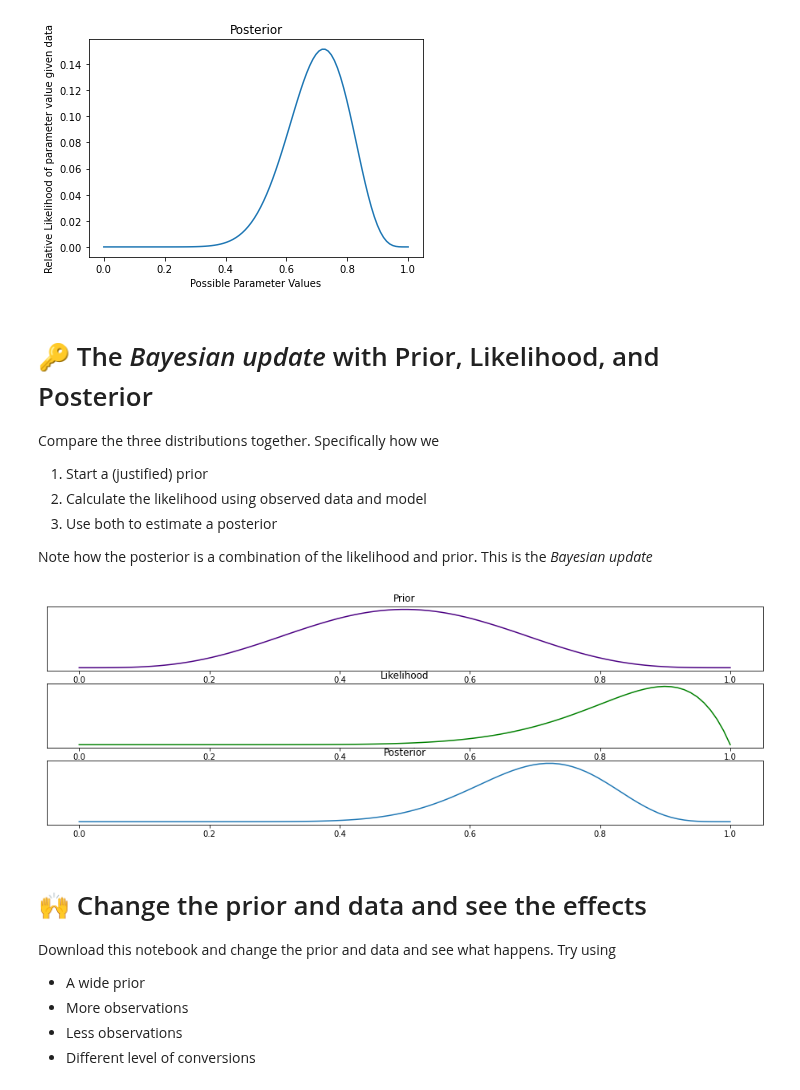
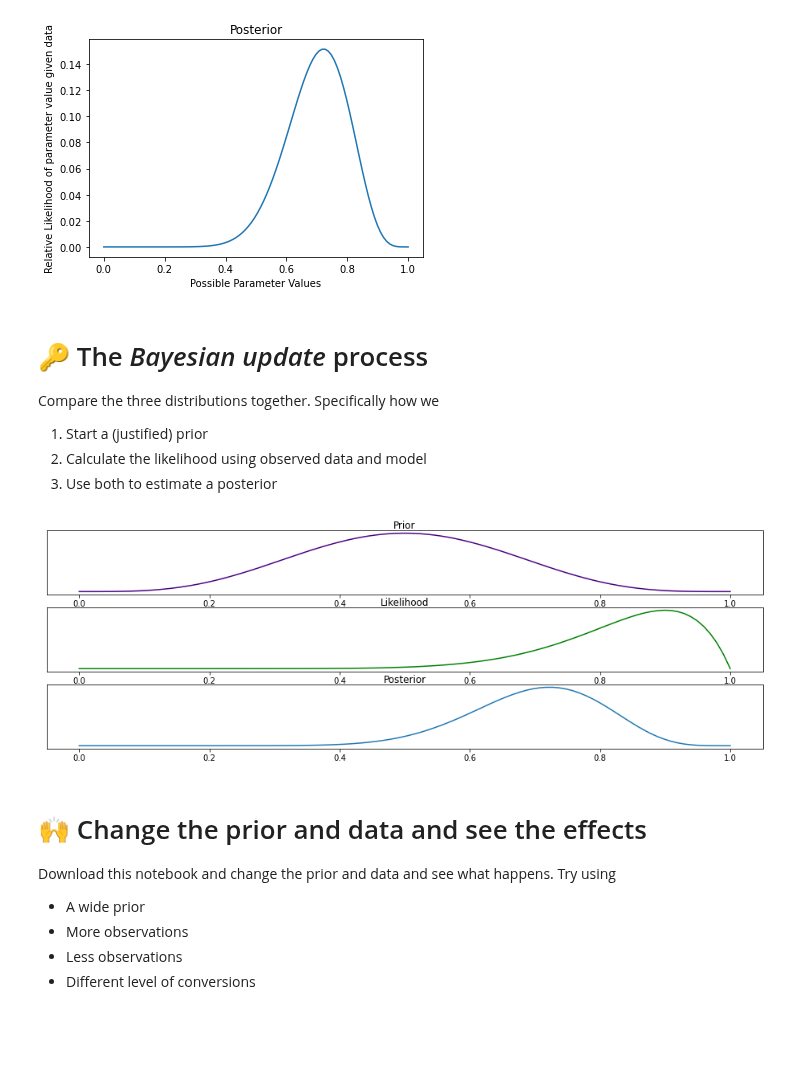
Before and after one commit to AlexAndorra/notebooks-experiments, a Jupyter notebook: lesson_bayes/Lesson_Bayes-Posterior.ipynb, the cells around one changed output. Cells and saved outputs as stored; diff of their text form; code cells hidden in the pictures; blank space fills up the shorter version.

```diff
--- a/lesson_bayes/Lesson_Bayes-Posterior.ipynb
+++ b/lesson_bayes/Lesson_Bayes-Posterior.ipynb
@@ -46,7 +46,7 @@ This is fixed, we don't choose data, we just observe it.
 
 Let's say we observed 9 conversions and non conversion
 # %%
-dobs = [1., 1., 1., 1., 1., 1., 1., 1., 1., 0.]
+obs = np.array([1., 1., 1., 1., 1., 1., 1., 1., 1., 0.])
 # %% [markdown]
 ## Our likelihood (and model)
 Now we're ready to calculate likelihood. For each possible p value we calculate the relative likelihood that the data could have been produced with that p value
@@ -79,37 +79,35 @@ ax.set_xlabel("Possible Parameter Values");
 # %% [output]
 [figure]
 # %% [markdown]
-# 🔑  The *Bayesian update* with Prior, Likelihood, and Posterior
+# 🔑  The *Bayesian update* process
 Compare the three distributions together. Specifically how we
 
 1. Start a (justified) prior
 2. Calculate the likelihood using observed data and model
 3. Use both to estimate a posterior
-
-Note how the posterior is a combination of the likelihood and prior. This is the *Bayesian update*
 # %%
 fig, axes = plt.subplots(3,1, figsize=(16,5))
 
 ax = axes[0]
 prior = beta.pdf(possible_p_values)
 ax.plot(possible_p_values, prior, c="indigo")
-ax.set_title("Prior")
+ax.set_title("Prior", y=.95)
 ax.set_yticks([]);
 
 ax = axes[1]
 ax.plot(possible_p_values,likelihood, c="g")
-ax.set_title("Likelihood")
+ax.set_title("Likelihood", y=.95)
 # ax.set_ylabel("Relative Likelihood of parameter value given data")
 ax.set_xlabel("Possible Parameter Values");
 ax.set_yticks([])
 
 ax = axes[2]
 ax.plot(possible_p_values, posterior)
-ax.set_title("Posterior")
+ax.set_title("Posterior", y=.95)
 # ax.set_ylabel("Relative Likelihood of parameter value given data")
 ax.set_yticks([]);
 # %% [output]
-[figure, old version]
+[figure, new version]
 # %% [markdown]
 # 🙌 Change the prior and data and see the effects
 Download this notebook and change the prior and data and see what happens. Try using
```
Also changed, not shown: parts of 1 cell of this notebook, 2 other files.
